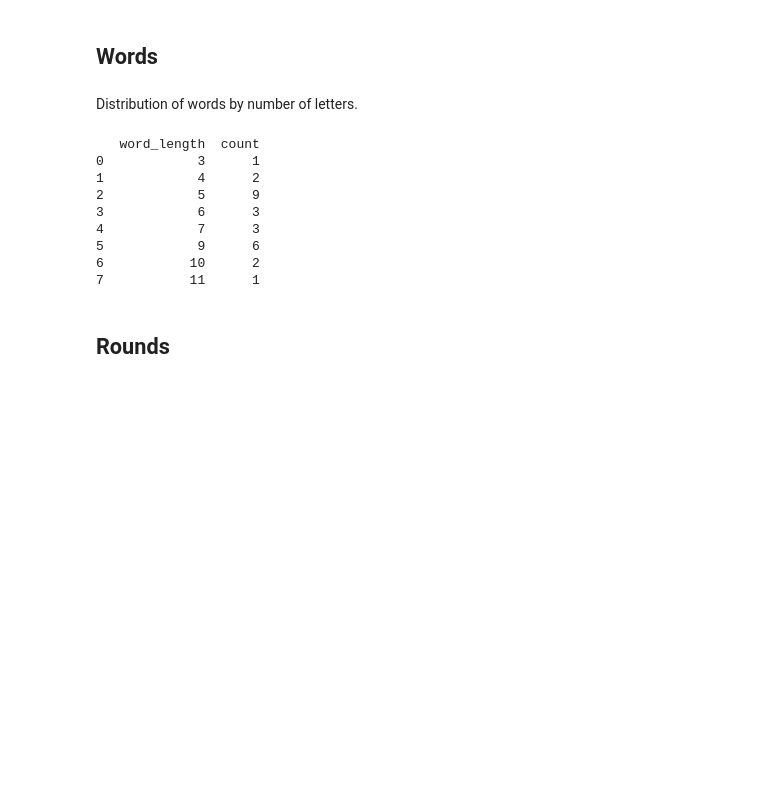
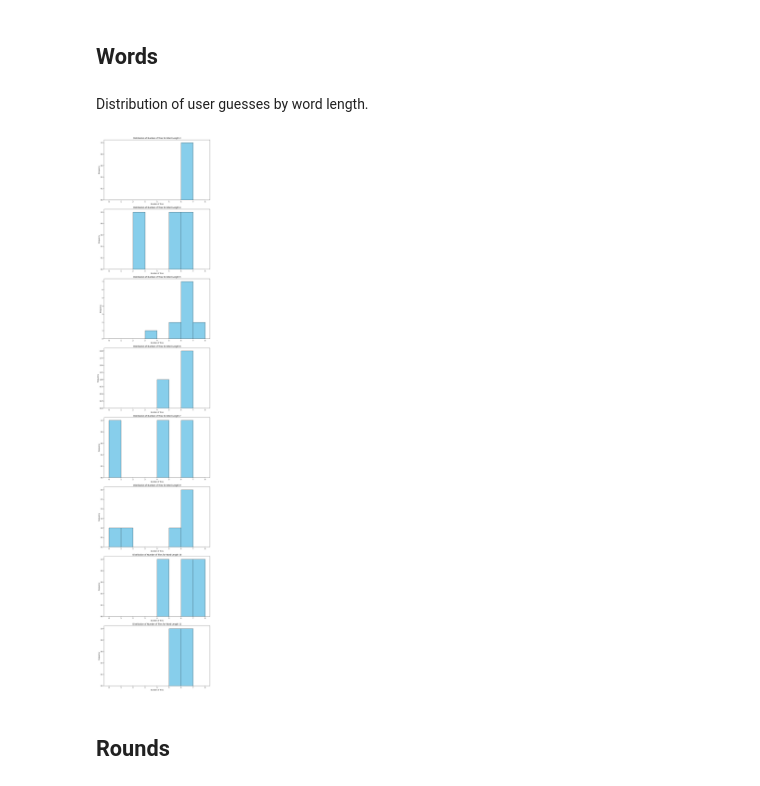
Before and after one commit to jlazaroFS/python-exercises, a Jupyter notebook: stats.ipynb, the cells around one changed output. Drawn from its saved outputs; the diff is of its cells as text; code cells hidden in the pictures; blank space fills up the shorter version.

Commit message:
adjusted word length stat. funct. to requirements

```diff
--- a/stats.ipynb
+++ b/stats.ipynb
@@ -6,26 +10,36 @@ games_df = pd.read_csv("games.csv")
 rounds_df = pd.read_csv("rounds_in_games.csv")
 # %% [markdown]
 ## Words
-# %% [markdown]
-
-Distribution of words by number of letters.
-# %%
-words_df = pd.DataFrame(rounds_df["word"])
-words_df["word_length"] = words_df["word"].apply(len)
-word_length_distribution = (
-    words_df.groupby("word_length").size().reset_index(name="count")
-)
-print(word_length_distribution)
-# %% [output]
-   word_length  count
-0            3      1
-1            4      2
-2            5      9
-3            6      3
-4            7      3
-5            9      6
-6           10      2
-7           11      1
+# %% [markdown]
+Distribution of user guesses by word length.
+# %%
+rounds_df["word_length"] = rounds_df["word"].apply(len)
+
+min_user_tries = rounds_df["user_tries"].min()
+max_user_tries = rounds_df["user_tries"].max()
+
+fig, axes = plt.subplots(
+    rounds_df["word_length"].nunique(),
+    1,
+    figsize=(10, 6 * rounds_df["word_length"].nunique()),
+)
+
+for i, (word_length, group) in enumerate(rounds_df.groupby("word_length")):
+    ax = axes[i]
+    ax.hist(
+        group["user_tries"],
+        bins=range(min_user_tries, max_user_tries + 1),
+        color="skyblue",
+        edgecolor="black",
+    )
+    ax.set_title(f"Distribution of Number of Tries for Word Length {word_length}")
+    ax.set_xlabel("Number of Tries")
+    ax.set_ylabel("Frequency")
+
+plt.tight_layout()
+plt.show()
+# %% [output]
+[figure, added]
 # %% [markdown]
 ## Rounds
 # %% [markdown]
```
Also changed, not shown: parts of 5 cells of this notebook, 3 other files.
